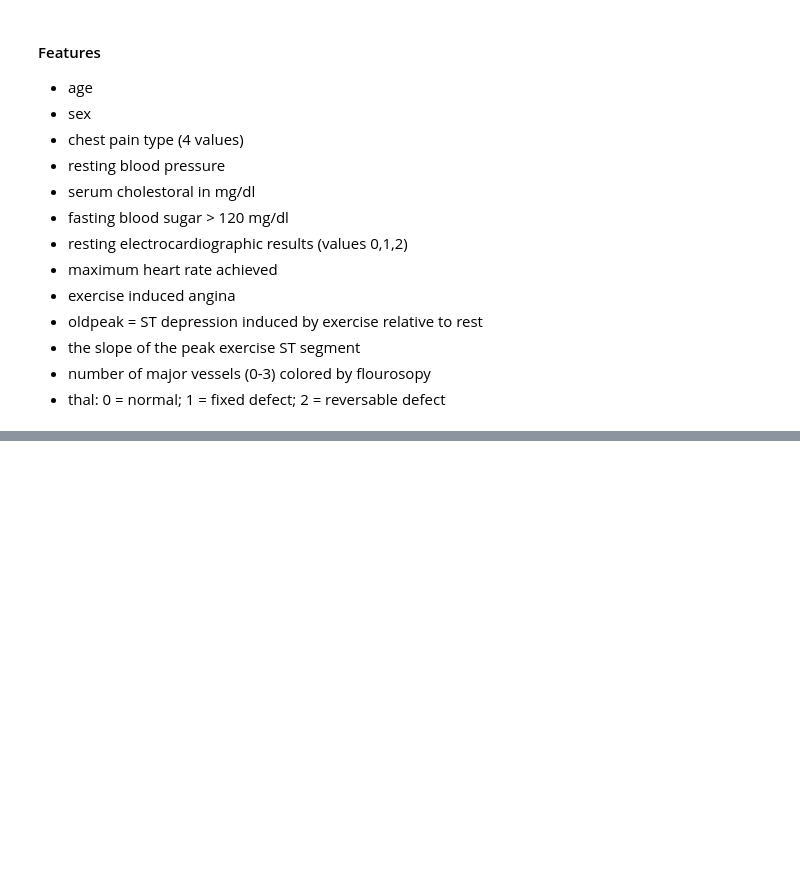
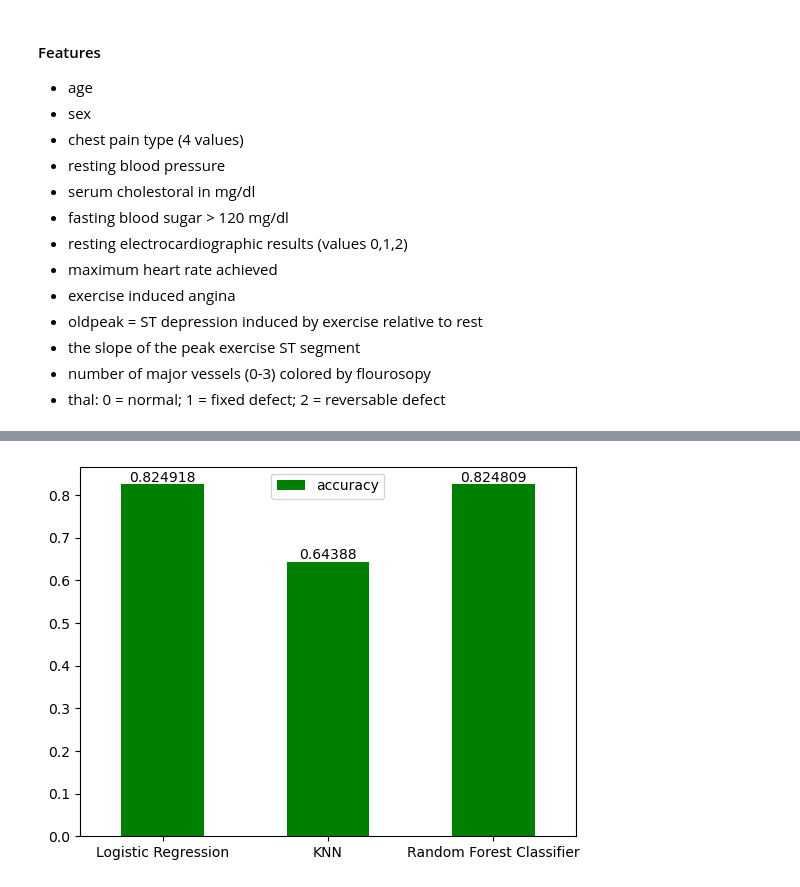
Before and after one commit to GokulMariyappan/HeartDiseaseClassification, a Jupyter notebook: code/heart_d_classification.ipynb, the cells around one changed output, grey strips where cells are left out. Cells and saved outputs as stored; diff of their text form; code cells hidden in the pictures; blank space fills up the shorter version.

Commit message:
decided the model

```diff
--- a/code/heart_d_classification.ipynb
+++ b/code/heart_d_classification.ipynb
@@ -44,0 +48,9 @@ from sklearn.metrics import classification_report, confusion_matrix
+# %%
+np.random.seed(42)
+
+df = pd.read_csv('./data/heart-disease.csv')
+
+x = df.drop('target', axis = 1)
+y = df.target
+
+X_train, X_test, y_train, y_test = tts(x, y, test_size=0.2)
@@ -44,0 +59,17 @@ from sklearn.metrics import classification_report, confusion_matrix
+# %%
+models = {
+    'Logistic Regression': LogisticRegression(),
+    'KNN':KNeighborsClassifier(),
+    'Random Forest Classifier': RandomForestClassifier()
+}
+
+def fit_and_score(models: dict, X_train, X_test, y_train, y_test):
+    np.random.seed(42)
+    model_scores = {}
+
+    for name , model in models.items():
+        score = np.mean(cross_val_score(model, X=x, y=y))
+        model_scores[name] = score
+    return model_scores
+
+model_scores = fit_and_score(models, X_train=X_train, X_test=X_test, y_test=y_test, y_train=y_train)
@@ -44,0 +94,7 @@ from sklearn.metrics import classification_report, confusion_matrix
+# %%
+models_df = pd.DataFrame(data = model_scores.values(), index = model_scores.keys(), columns = ['accuracy'])
+ax = models_df.plot(kind = 'bar', color = ['green'], rot=False)
+for container in ax.containers:
+    ax.bar_label(container=container,label_type='edge')
+# %% [output]
+[figure, added]
```
Also changed, not shown: parts of 9 cells of this notebook, 1 other file.
